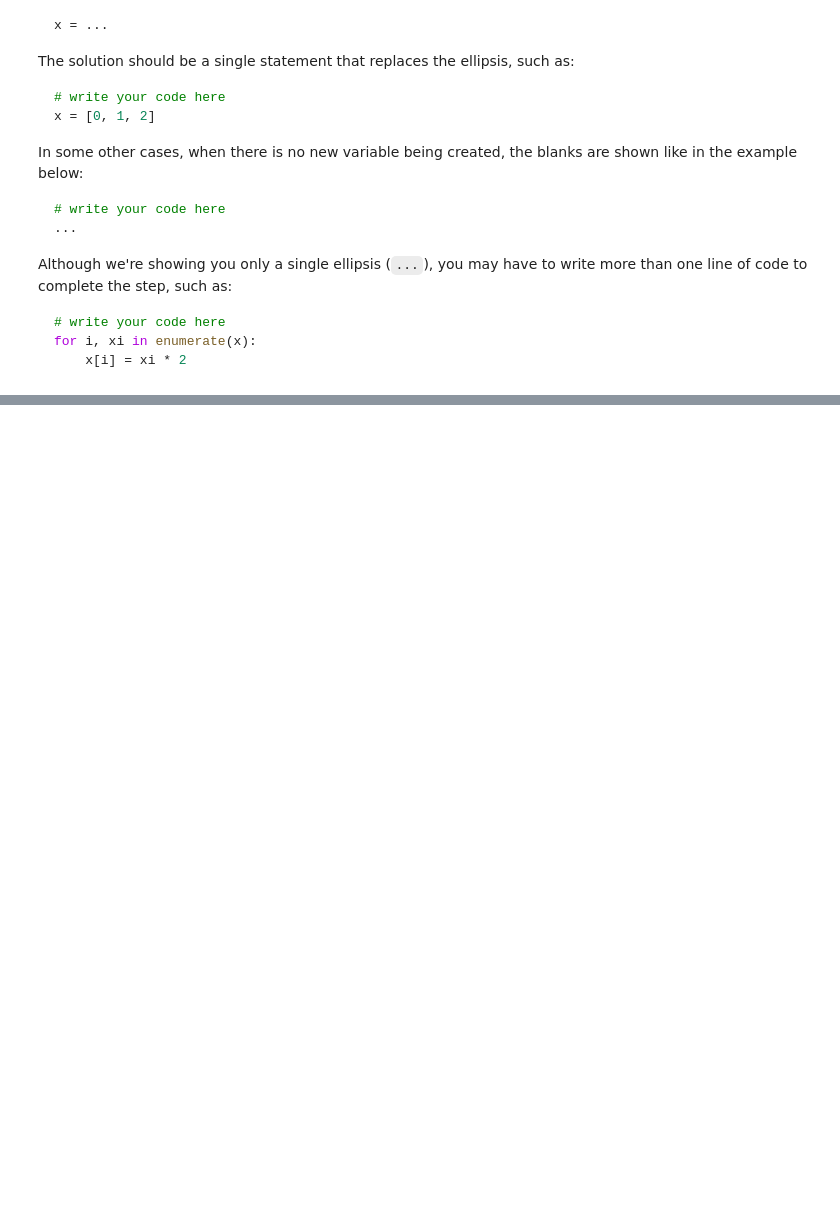
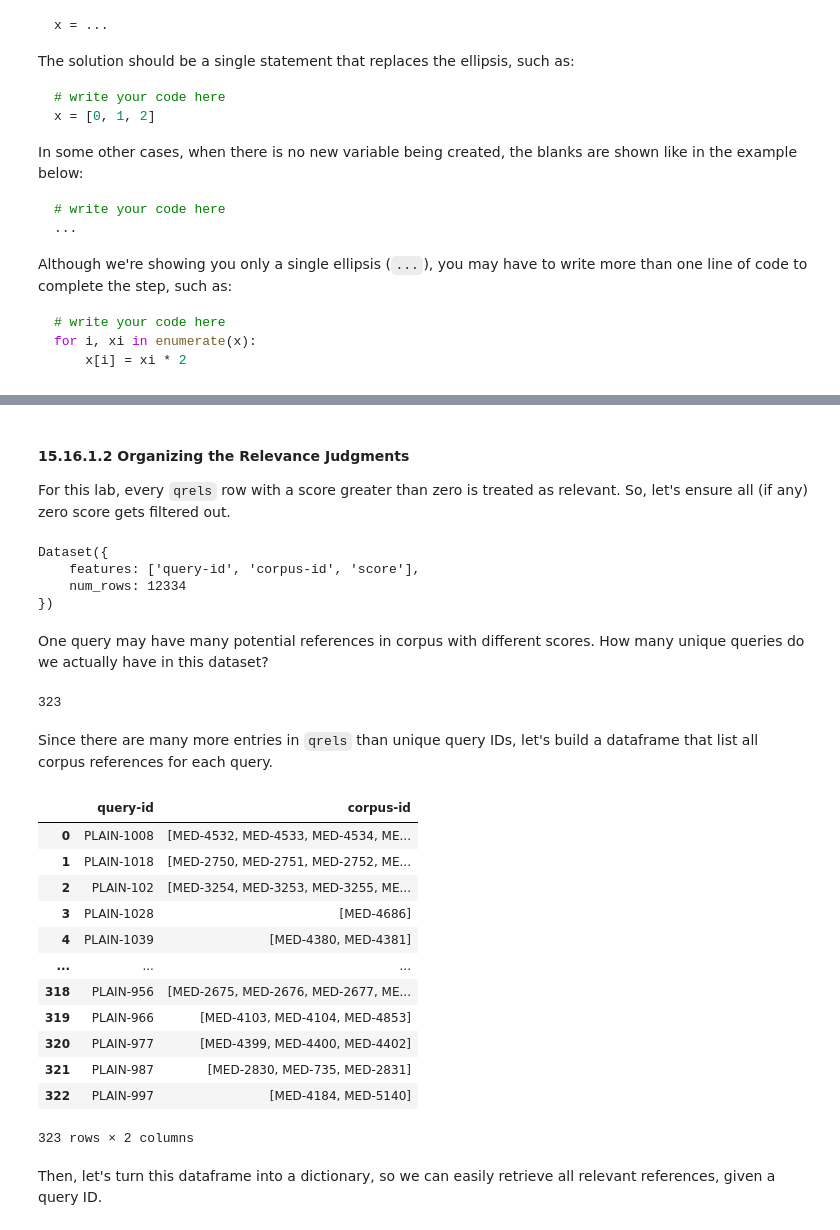
Before and after one commit to lftraining/LFD273-code, a Jupyter notebook: solutions/Solved Lab 7.ipynb, the cells around one changed output, grey strips where cells are left out. Saved outputs shown, nothing was run; the diff lists cells and outputs as text; code cells hidden in the pictures; blank space fills up the shorter version.

```diff
--- a/solutions/Solved Lab 7.ipynb
+++ b/solutions/Solved Lab 7.ipynb
@@ -358,0 +55,7 @@ How do you like the summary? Does it look like an answer to our question? Could
+# %%
+from datasets import load_dataset
+
+corpus = load_dataset("BeIR/nfcorpus", "corpus", split="corpus")
+queries = load_dataset("BeIR/nfcorpus", "queries", split="queries")
+qrels = load_dataset("BeIR/nfcorpus-qrels", split="test")
+corpus, queries, qrels
@@ -358,0 +148,40 @@ How do you like the summary? Does it look like an answer to our question? Could
+# %% [markdown]
+#### 15.16.1.2 Organizing the Relevance Judgments
+
+For this lab, every `qrels` row with a score greater than zero is treated as relevant. So, let's ensure all (if any) zero score gets filtered out.
+# %%
+relevant_qrels = qrels.filter(lambda row: row['score'] > 0)
+relevant_qrels
+# %% [output]
+Dataset({
+    features: ['query-id', 'corpus-id', 'score'],
+    num_rows: 12334
+})
+# %% [markdown]
+One query may have many potential references in corpus with different scores. How many unique queries do we actually have in this dataset?
+# %%
+len(relevant_qrels.unique('query-id'))
+# %% [output]
+323
+# %% [markdown]
+Since there are many more entries in `qrels` than unique query IDs, let's build a dataframe that list all corpus references for each query.
+# %%
+qrels_df = relevant_qrels.select_columns(['query-id', 'corpus-id']).to_pandas()
+relevant_by_query_df = qrels_df.groupby('query-id')['corpus-id'].agg(list).reset_index()
+relevant_by_query_df
+# %% [output]
+|  | query-id | corpus-id |
+| 0 | PLAIN-1008 | [MED-4532, MED-4533, MED-4534, ME... |
+| 1 | PLAIN-1018 | [MED-2750, MED-2751, MED-2752, ME... |
+| 2 | PLAIN-102 | [MED-3254, MED-3253, MED-3255, ME... |
+| 3 | PLAIN-1028 | [MED-4686] |
+| 4 | PLAIN-1039 | [MED-4380, MED-4381] |
+| ... | ... | ... |
+| 318 | PLAIN-956 | [MED-2675, MED-2676, MED-2677, ME... |
+| 319 | PLAIN-966 | [MED-4103, MED-4104, MED-4853] |
+| 320 | PLAIN-977 | [MED-4399, MED-4400, MED-4402] |
+| 321 | PLAIN-987 | [MED-2830, MED-735, MED-2831] |
+| 322 | PLAIN-997 | [MED-4184, MED-5140] |
+323 rows × 2 columns
+# %% [markdown]
+Then, let's turn this dataframe into a dictionary, so we can easily retrieve all relevant references, given a query ID.
```
Also changed, not shown: parts of 117 cells of this notebook, 40 other files.
